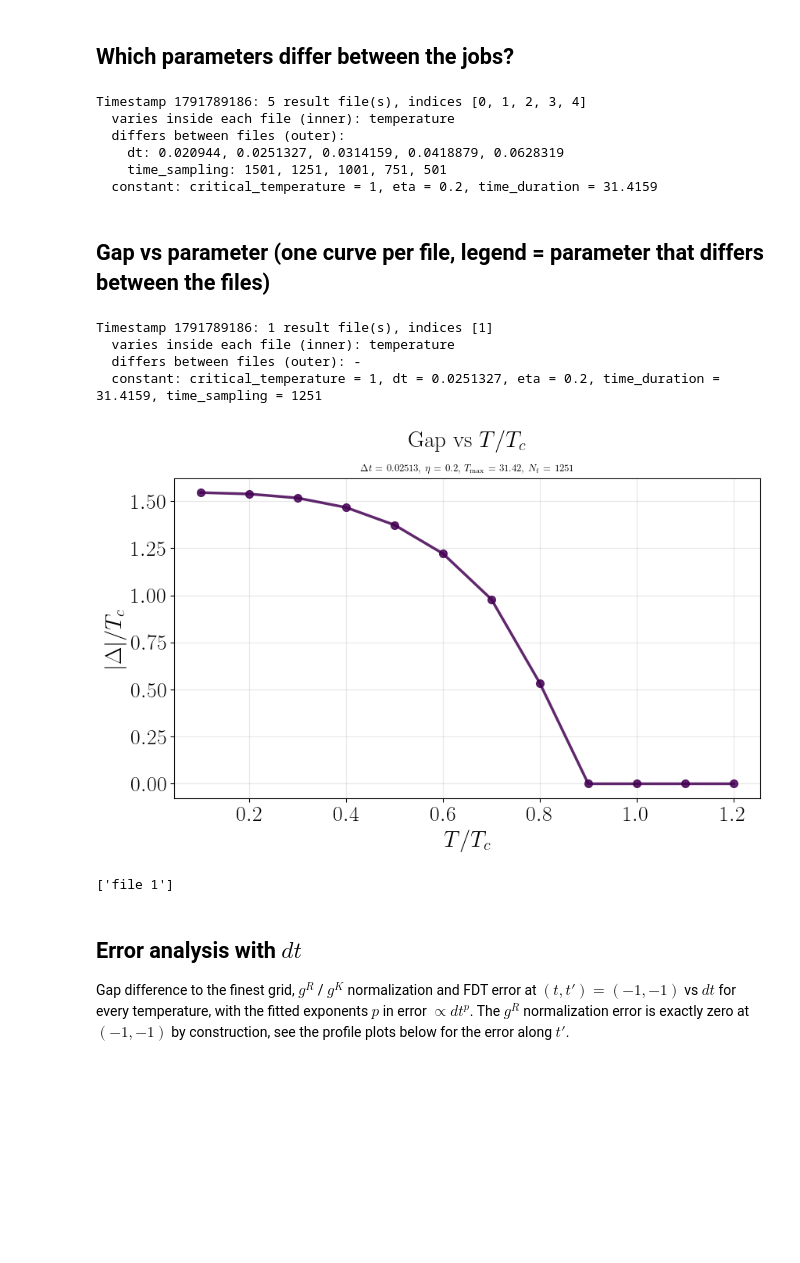
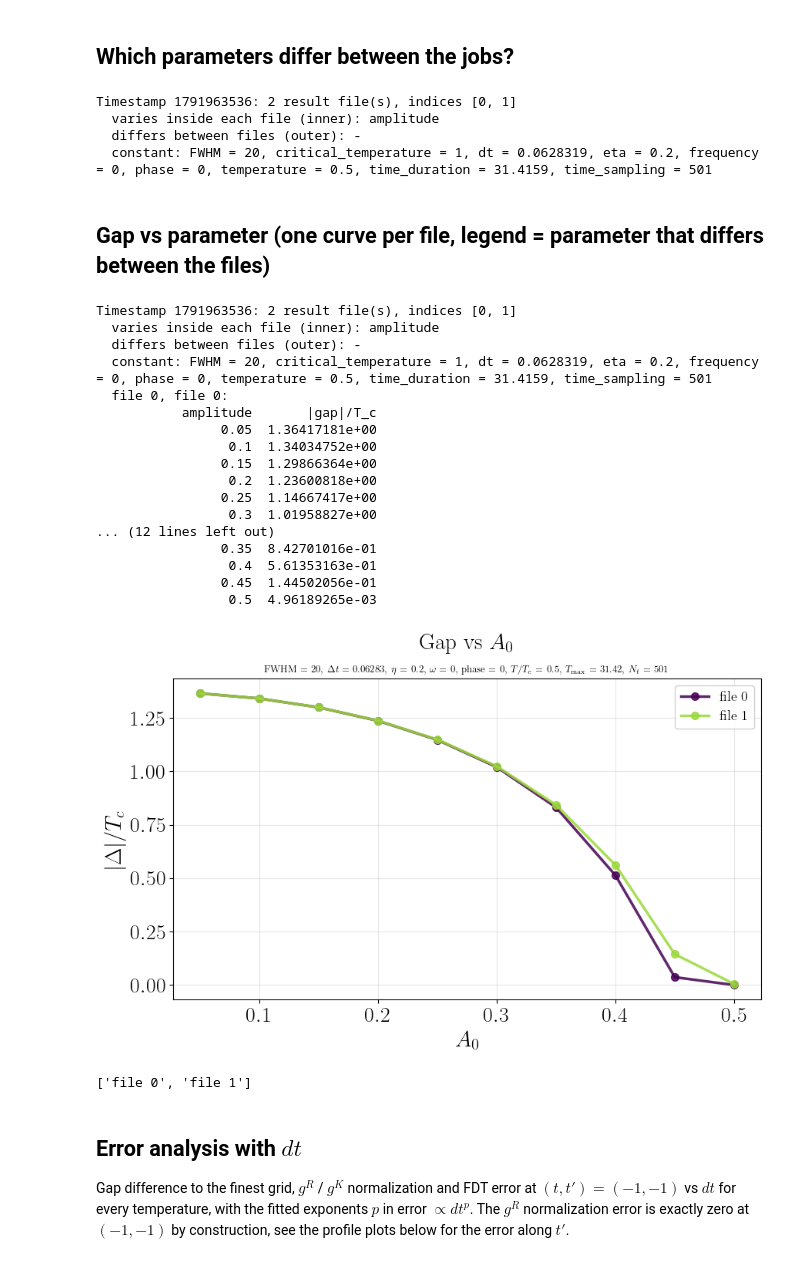
Before and after one commit to j-curtis/psBQP, a Jupyter notebook: Jupyter_notebooks/Plot_postprocessed_data.ipynb, the cells around one changed output. Drawn from its saved outputs; the diff is of its cells as text; code cells hidden in the pictures; blank space fills up the shorter version.

```diff
--- a/Jupyter_notebooks/Plot_postprocessed_data.ipynb
+++ b/Jupyter_notebooks/Plot_postprocessed_data.ipynb
@@ -27,7 +27,7 @@ import postprocessed_analysis as pa
 # Initialize demler_tools path management
 path_management.initialize(project_name='psBQP-keldysh')
 
-timestamp = '1791789186'#'1791905534'# '1791789186'
+timestamp ='1791963536'#'1791905534'# '1791789186'
 # %% [output]
 Successfully initialized path management with following parameters:
      username:                fmarijanovic
@@ -48,24 +48,35 @@ Successfully initialized path management with following parameters:
 # %%
 detection = pa.detect_job_parameters(timestamp)
 # %% [output]
-Timestamp 1791789186: 5 result file(s), indices [0, 1, 2, 3, 4]
-  varies inside each file (inner): temperature
-  differs between files (outer):
-    dt: 0.020944, 0.0251327, 0.0314159, 0.0418879, 0.0628319
-    time_sampling: 1501, 1251, 1001, 751, 501
-  constant: critical_temperature = 1, eta = 0.2, time_duration = 31.4159
+Timestamp 1791963536: 2 result file(s), indices [0, 1]
+  varies inside each file (inner): amplitude
+  differs between files (outer): -
+  constant: FWHM = 20, critical_temperature = 1, dt = 0.0628319, eta = 0.2, frequency = 0, phase = 0, temperature = 0.5, time_duration = 31.4159, time_sampling = 501
 # %% [markdown]
 ## Gap vs parameter (one curve per file, legend = parameter that differs between the files)
 # %%
-result = pa.plot_gap_vs_parameter(timestamp, save_plot=False, directory_job_index=1)
+result = pa.plot_gap_vs_parameter(timestamp, save_plot=False)
 print(result['labels'])
 # %% [output]
-Timestamp 1791789186: 1 result file(s), indices [1]
-  varies inside each file (inner): temperature
+Timestamp 1791963536: 2 result file(s), indices [0, 1]
+  varies inside each file (inner): amplitude
   differs between files (outer): -
-  constant: critical_temperature = 1, dt = 0.0251327, eta = 0.2, time_duration = 31.4159, time_sampling = 1251
+  constant: FWHM = 20, critical_temperature = 1, dt = 0.0628319, eta = 0.2, frequency = 0, phase = 0, temperature = 0.5, time_duration = 31.4159, time_sampling = 501
+  file 0, file 0:
+           amplitude       |gap|/T_c
+                0.05  1.36417181e+00
+                 0.1  1.34034752e+00
+                0.15  1.29866364e+00
+                 0.2  1.23600818e+00
+                0.25  1.14667417e+00
+                 0.3  1.01958827e+00
+... (12 lines left out)
+                0.35  8.42701016e-01
+                 0.4  5.61353163e-01
+                0.45  1.44502056e-01
+                 0.5  4.96189265e-03
-[figure, old version]
+[figure, new version]
-['file 1']
+['file 0', 'file 1']
 # %% [markdown]
 ## Error analysis with $dt$
 
```
Also changed, not shown: parts of 5 cells of this notebook, 12 other files.
